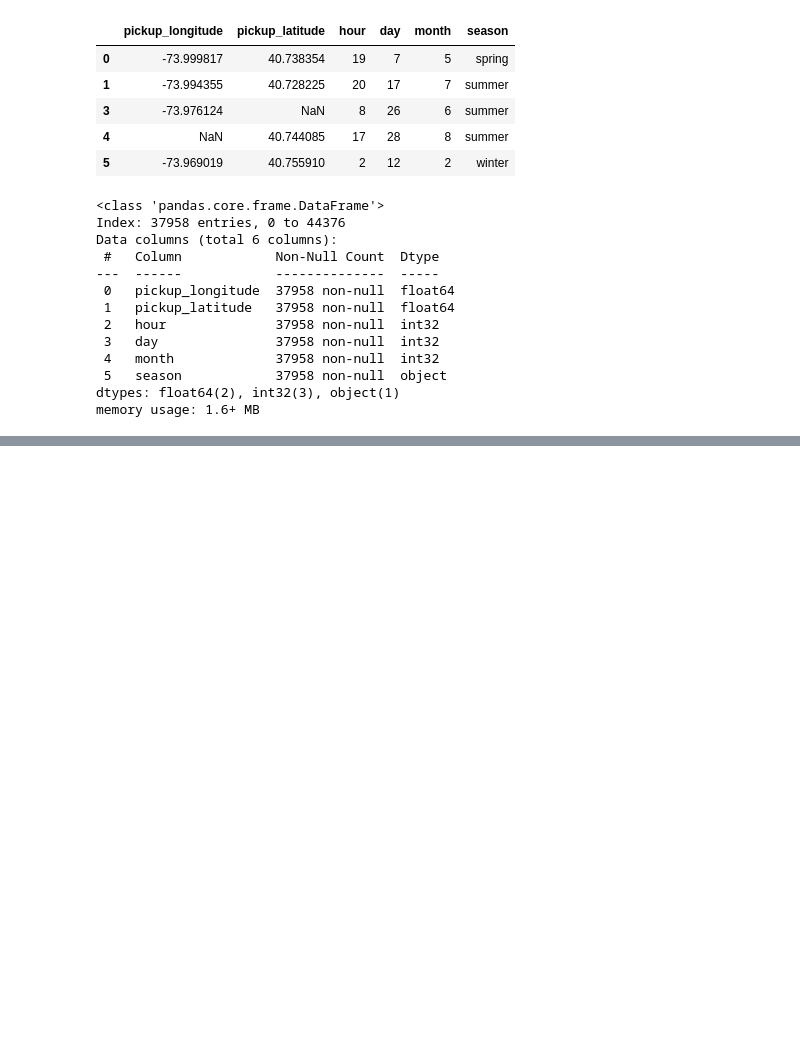
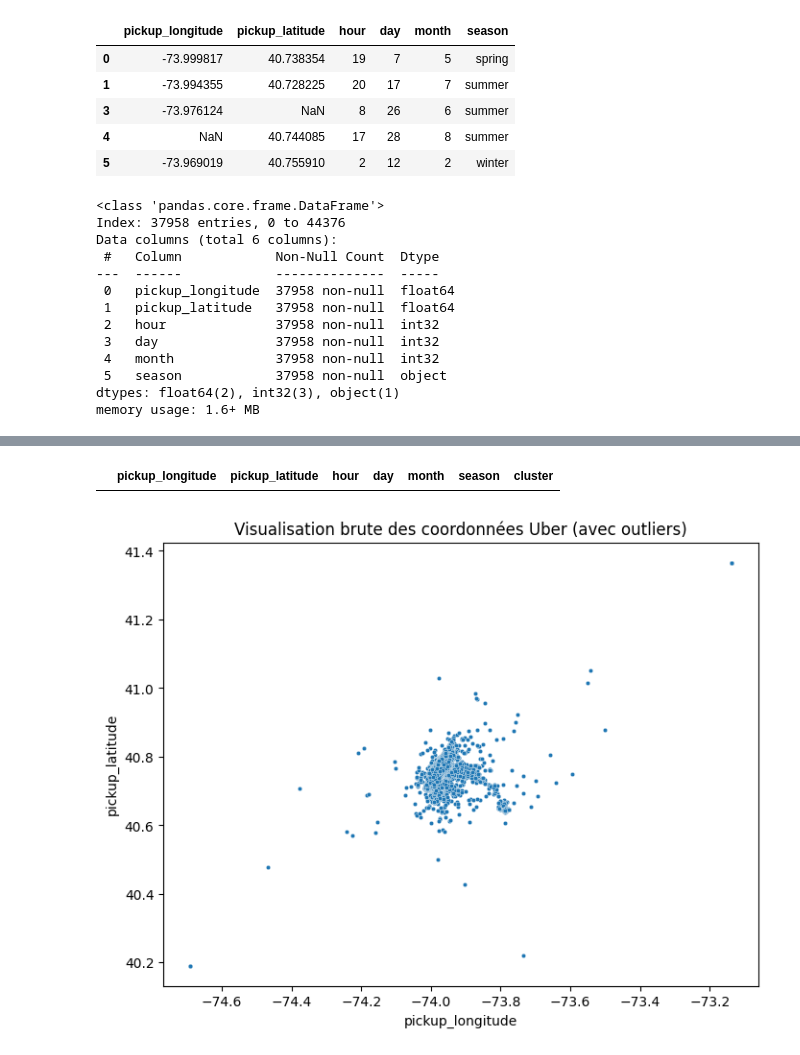
Before and after one commit to Dragon1253/ML-mini-projet, a Jupyter notebook: uber.ipynb, the cells around one changed output, grey strips where cells are left out. Drawn from its saved outputs; the diff is of its cells as text; code cells hidden in the pictures; blank space fills up the shorter version.

```diff
--- a/uber.ipynb
+++ b/uber.ipynb
@@ -131,0 +162,7 @@ memory usage: 1.6+ MB
+# %%
+df[
+    (df['pickup_longitude'] < -75) | (df['pickup_longitude'] > -72) &
+    (df['pickup_latitude'] < 40) | (df['pickup_latitude'] > 42)
+].head()
+# %% [output]
+|  | pickup_longitude | pickup_latitude | hour | day | month | season | cluster |
@@ -131,0 +173,7 @@ memory usage: 1.6+ MB
+# %%
+plt.figure(figsize=(8,6))
+sns.scatterplot(data=df, x='pickup_longitude', y='pickup_latitude', s=10)
+plt.title("Visualisation brute des coordonnées Uber (avec outliers)")
+plt.show()
+# %% [output]
+[figure, added]
```
Also changed, not shown: parts of 20 cells of this notebook.
